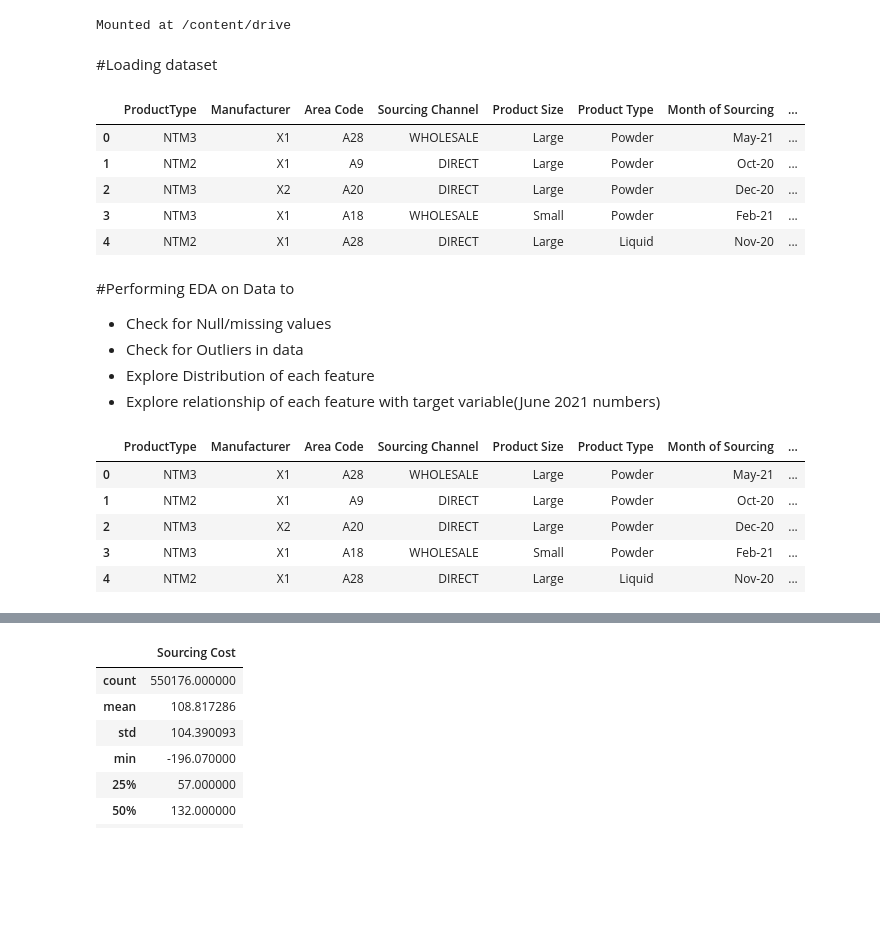
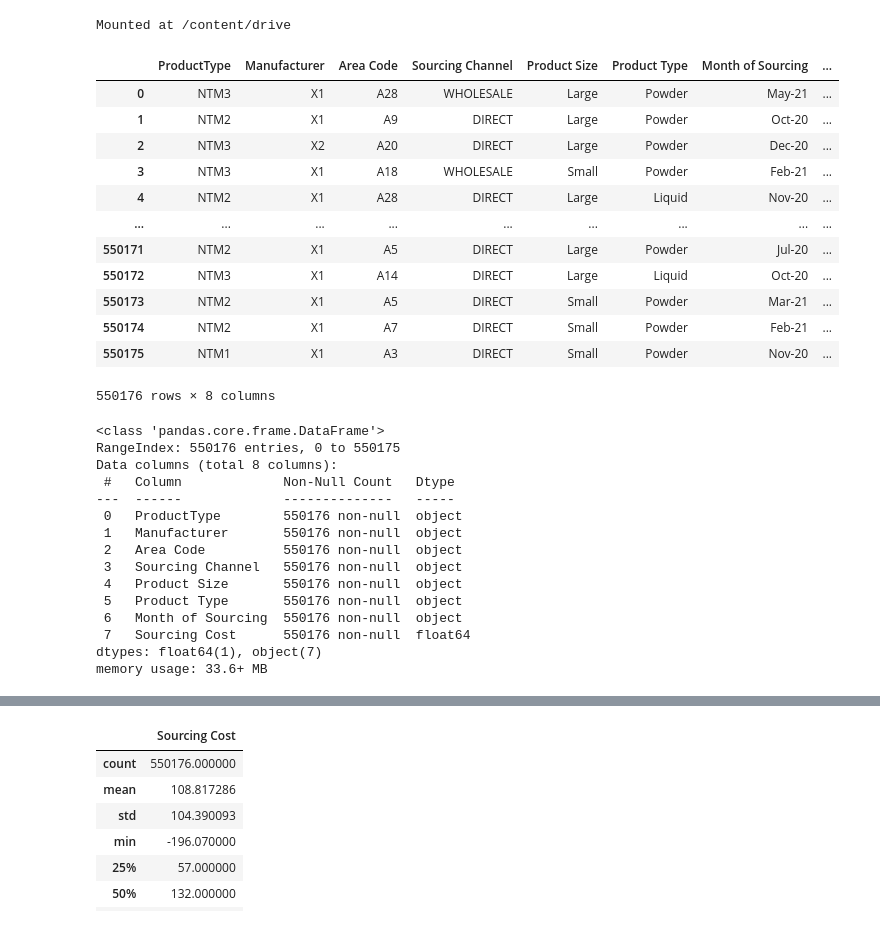
Before and after one commit to aarohisp/Aarohi_AIML-Coding-challenge, a Jupyter notebook: DS_ML_coding_challenge.ipynb, the cells around one changed output, grey strips where cells are left out. Cells and saved outputs as stored; diff of their text form; code cells hidden in the pictures; blank space fills up the shorter version.

```diff
--- a/DS_ML_coding_challenge.ipynb
+++ b/DS_ML_coding_challenge.ipynb
@@ -46,31 +61,40 @@ from google.colab import drive
 drive.mount('/content/drive')
 # %% [output]
 Mounted at /content/drive
-# %% [markdown]
-#Loading dataset
 # %%
+#loading the dataset
 df = pd.read_csv('/content/drive/MyDrive/DS_ML Coding challenge/DS_ML training dataset.csv')
 test = pd.read_csv('/content/drive/MyDrive/DS_ML Coding challenge/DS_ML testing dataset.csv')
-df.head()
+df
 # %% [output]
 |  | ProductType | Manufacturer | Area Code | Sourcing Channel | Product Size | Product Type | Month of Sourcing | ... |
 | 0 | NTM3 | X1 | A28 | WHOLESALE | Large | Powder | May-21 | ... |
 | 1 | NTM2 | X1 | A9 | DIRECT | Large | Powder | Oct-20 | ... |
 | 2 | NTM3 | X2 | A20 | DIRECT | Large | Powder | Dec-20 | ... |
 | 3 | NTM3 | X1 | A18 | WHOLESALE | Small | Powder | Feb-21 | ... |
 | 4 | NTM2 | X1 | A28 | DIRECT | Large | Liquid | Nov-20 | ... |
+| ... | ... | ... | ... | ... | ... | ... | ... | ... |
+| 550171 | NTM2 | X1 | A5 | DIRECT | Large | Powder | Jul-20 | ... |
+| 550172 | NTM3 | X1 | A14 | DIRECT | Large | Liquid | Oct-20 | ... |
+| 550173 | NTM2 | X1 | A5 | DIRECT | Small | Powder | Mar-21 | ... |
+| 550174 | NTM2 | X1 | A7 | DIRECT | Small | Powder | Feb-21 | ... |
+| 550175 | NTM1 | X1 | A3 | DIRECT | Small | Powder | Nov-20 | ... |
+550176 rows × 8 columns
-# %% [markdown]
-#Performing EDA on Data to
-*   Check for Null/missing values
-*   Check for Outliers in data
-*   Explore Distribution of each feature
-*   Explore relationship of each feature with target variable(June 2021 numbers)
 # %%
-df.head()
+df.info()
 # %% [output]
-|  | ProductType | Manufacturer | Area Code | Sourcing Channel | Product Size | Product Type | Month of Sourcing | ... |
-| 0 | NTM3 | X1 | A28 | WHOLESALE | Large | Powder | May-21 | ... |
-| 1 | NTM2 | X1 | A9 | DIRECT | Large | Powder | Oct-20 | ... |
-| 2 | NTM3 | X2 | A20 | DIRECT | Large | Powder | Dec-20 | ... |
-| 3 | NTM3 | X1 | A18 | WHOLESALE | Small | Powder | Feb-21 | ... |
-| 4 | NTM2 | X1 | A28 | DIRECT | Large | Liquid | Nov-20 | ... |
+<class 'pandas.core.frame.DataFrame'>
+RangeIndex: 550176 entries, 0 to 550175
+Data columns (total 8 columns):
+ #   Column             Non-Null Count   Dtype
+---  ------             --------------   -----
+ 0   ProductType        550176 non-null  object
+ 1   Manufacturer       550176 non-null  object
+ 2   Area Code          550176 non-null  object
+ 3   Sourcing Channel   550176 non-null  object
+ 4   Product Size       550176 non-null  object
+ 5   Product Type       550176 non-null  object
+ 6   Month of Sourcing  550176 non-null  object
+ 7   Sourcing Cost      550176 non-null  float64
+dtypes: float64(1), object(7)
+memory usage: 33.6+ MB
```
Also changed, not shown: parts of 116 cells of this notebook.
